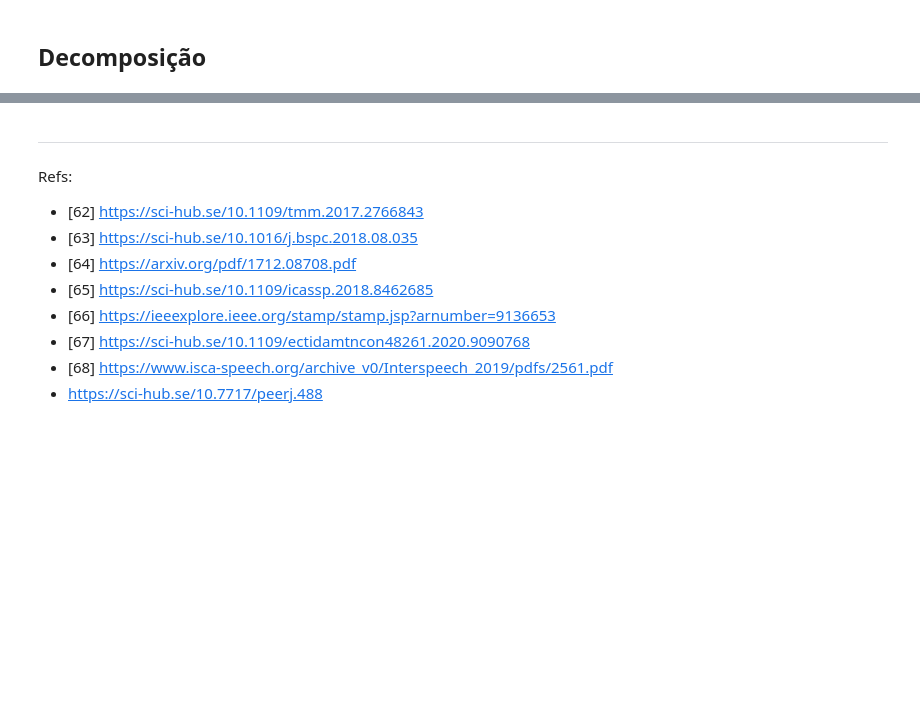
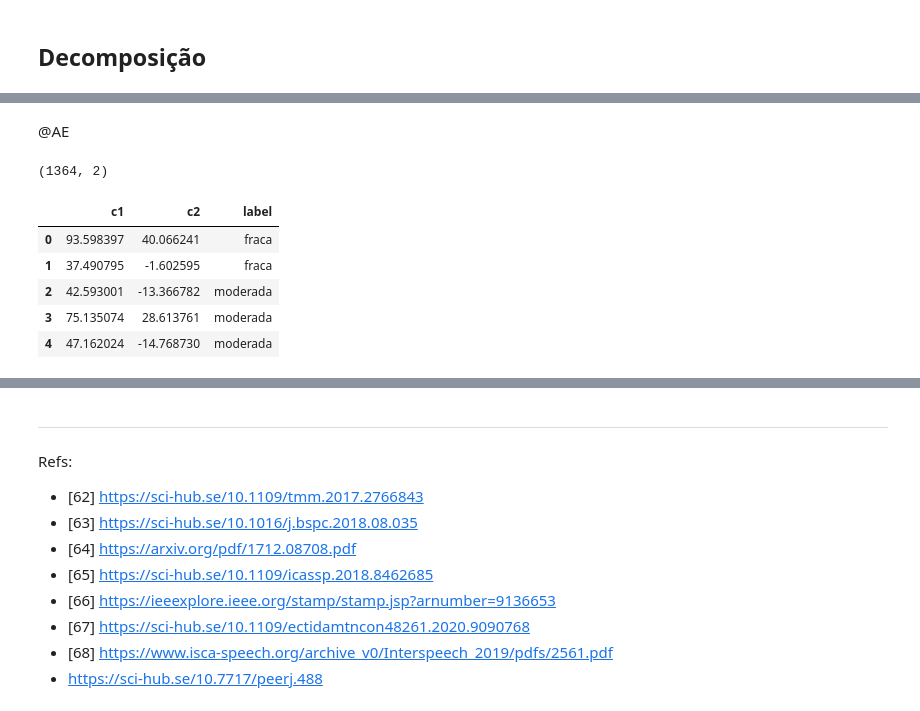
Before and after one commit to htbrandao/ppgi, a Jupyter notebook: modelagem/notebooks/03_A_64_modelagem.ipynb, the cells around one changed output, grey strips where cells are left out. Saved outputs shown, nothing was run; the diff lists cells and outputs as text; code cells hidden in the pictures; blank space fills up the shorter version.

```diff
--- a/modelagem/notebooks/03_A_64_modelagem.ipynb
+++ b/modelagem/notebooks/03_A_64_modelagem.ipynb
@@ -559,0 +693,19 @@ array([2, 2, 2, 2, 2, 2, 2, 2, 2, 2, 2, 2, 2, 2, 2, 2, 2, 2, 2, 0, 2, 1,
+# %% [markdown]
+@AE
+# %%
+pca = PCA(n_components=2)
+Xpca = pca.fit_transform([*x64_vivae_enc.reshape(698,32), *xtest_verbo.reshape(666,32)])
+Xpca.shape
+# %% [output]
+(1364, 2)
+# %%
+df_pca = pd.DataFrame(data=Xpca, columns=('c1', 'c2'))
+df_pca['label'] = [*pred_vivae_label, *[_ + ' (verbo)' for _ in pred_verbo_label]]
+df_pca.head()
+# %% [output]
+|  | c1 | c2 | label |
+| 0 | 93.598397 | 40.066241 | fraca |
+| 1 | 37.490795 | -1.602595 | fraca |
+| 2 | 42.593001 | -13.366782 | moderada |
+| 3 | 75.135074 | 28.613761 | moderada |
+| 4 | 47.162024 | -14.768730 | moderada |
```
Also changed, not shown: parts of 28 cells of this notebook, 1 other file.
